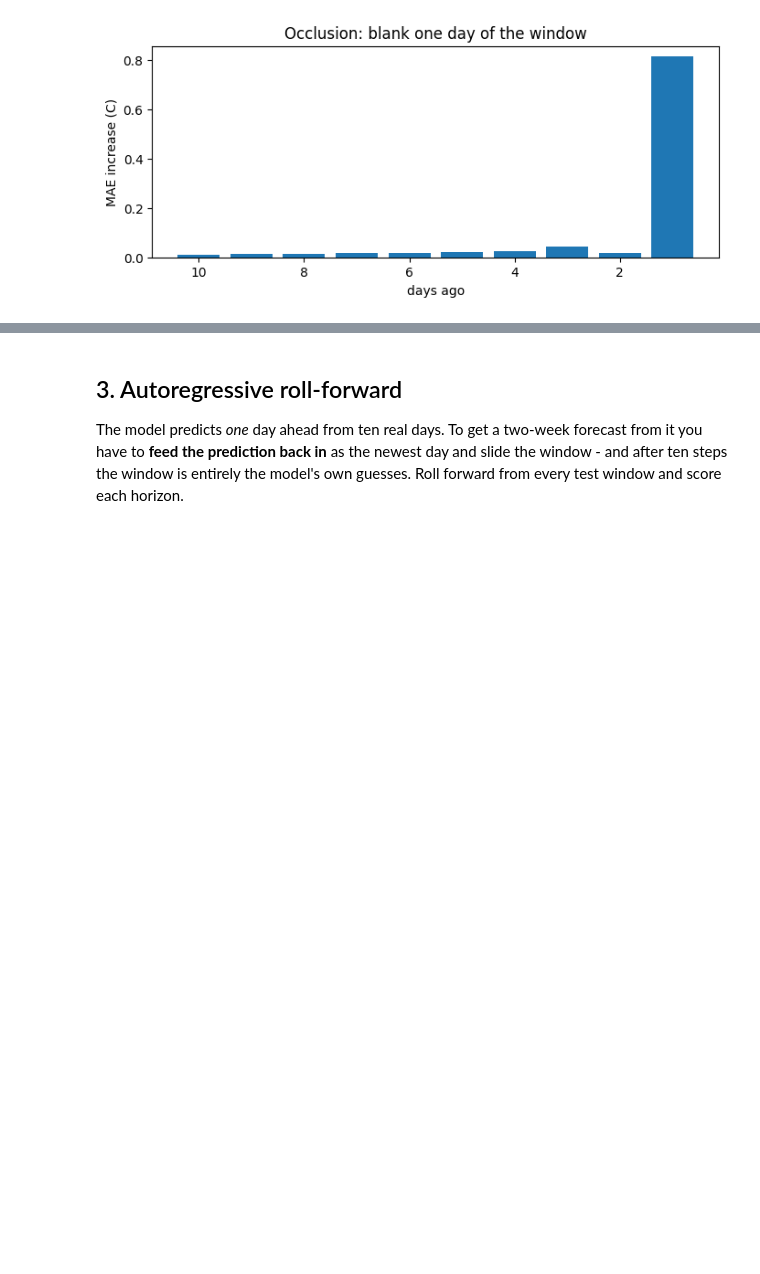
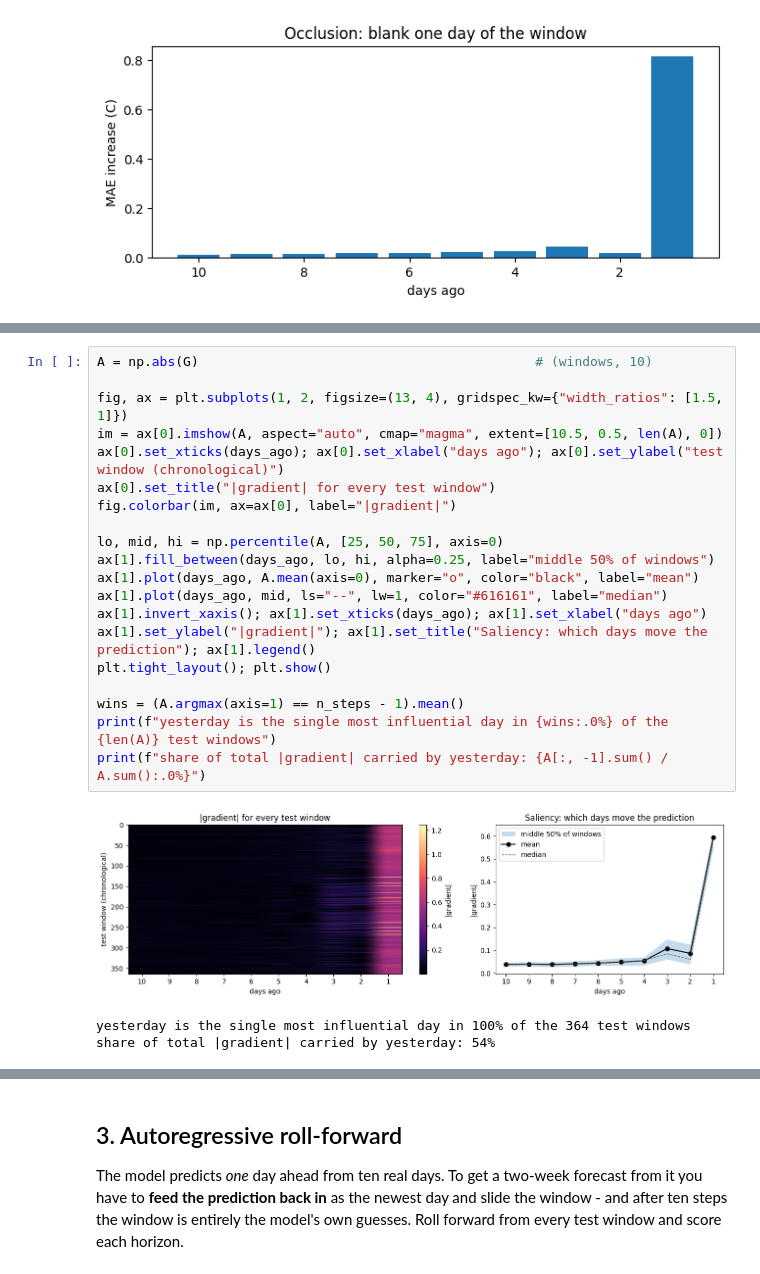
Before and after one commit to drdave-teaching/OPIM5509-notebooks, a Jupyter notebook: Module4/Univariate_Temperature_RNN_pt2.ipynb, the cells around one changed output, grey strips where cells are left out. Drawn from its saved outputs; the diff is of its cells as text; blank space fills up the shorter version.

```diff
--- a/Module4/Univariate_Temperature_RNN_pt2.ipynb
+++ b/Module4/Univariate_Temperature_RNN_pt2.ipynb
@@ -184,0 +294,24 @@ plt.xlabel("days ago"); plt.ylabel("mean |gradient|"); plt.title("Saliency: whic
+# %%
+A = np.abs(G)                                           # (windows, 10)
+
+fig, ax = plt.subplots(1, 2, figsize=(13, 4), gridspec_kw={"width_ratios": [1.5, 1]})
+im = ax[0].imshow(A, aspect="auto", cmap="magma", extent=[10.5, 0.5, len(A), 0])
+ax[0].set_xticks(days_ago); ax[0].set_xlabel("days ago"); ax[0].set_ylabel("test window (chronological)")
+ax[0].set_title("|gradient| for every test window")
+fig.colorbar(im, ax=ax[0], label="|gradient|")
+
+lo, mid, hi = np.percentile(A, [25, 50, 75], axis=0)
+ax[1].fill_between(days_ago, lo, hi, alpha=0.25, label="middle 50% of windows")
+ax[1].plot(days_ago, A.mean(axis=0), marker="o", color="black", label="mean")
+ax[1].plot(days_ago, mid, ls="--", lw=1, color="#616161", label="median")
+ax[1].invert_xaxis(); ax[1].set_xticks(days_ago); ax[1].set_xlabel("days ago")
+ax[1].set_ylabel("|gradient|"); ax[1].set_title("Saliency: which days move the prediction"); ax[1].legend()
+plt.tight_layout(); plt.show()
+
+wins = (A.argmax(axis=1) == n_steps - 1).mean()
+print(f"yesterday is the single most influential day in {wins:.0%} of the {len(A)} test windows")
+print(f"share of total |gradient| carried by yesterday: {A[:, -1].sum() / A.sum():.0%}")
+# %% [output]
+[figure, added]
+yesterday is the single most influential day in 100% of the 364 test windows
+share of total |gradient| carried by yesterday: 54%
```
Also changed, not shown: parts of 11 cells of this notebook.
